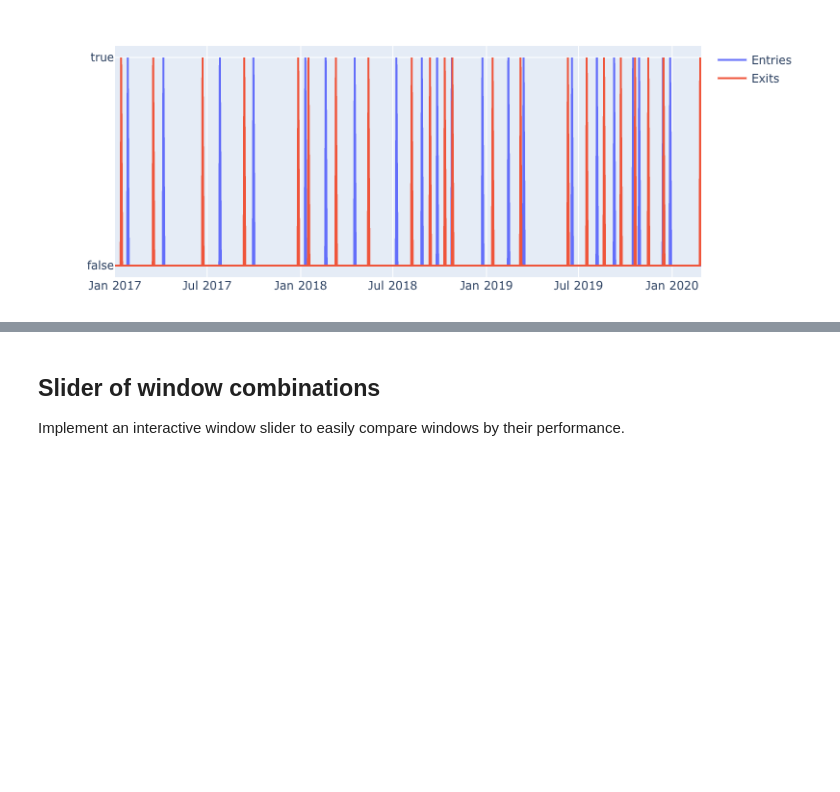
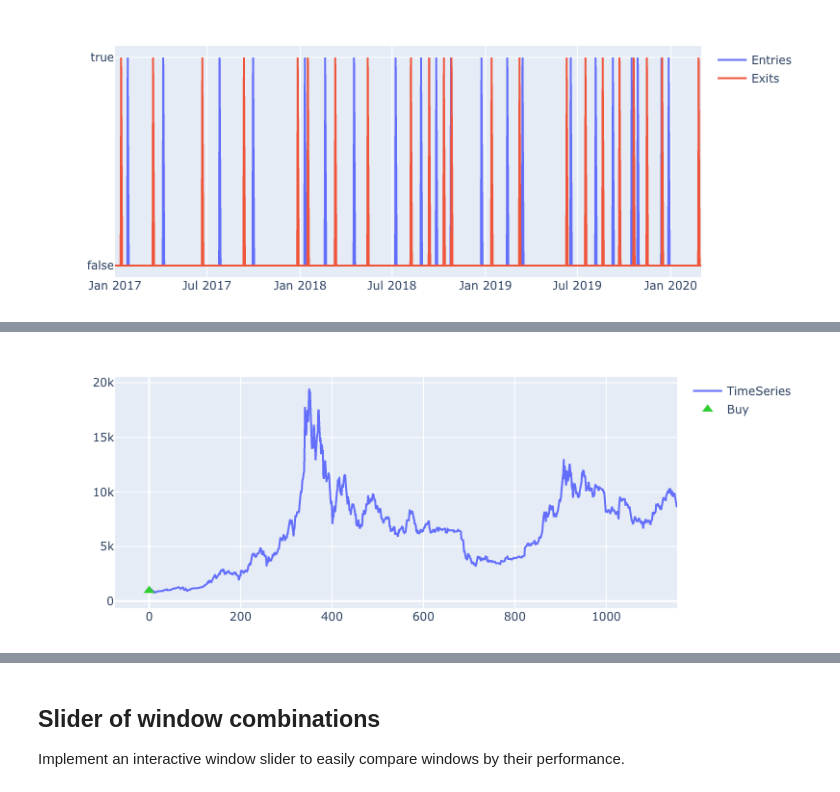
Before and after one commit to polakowo/vectorbt, a Jupyter notebook: examples/Bitcoin_DMAC.ipynb, the cells around one changed output, grey strips where cells are left out. Cells and saved outputs as stored; diff of their text form; code cells hidden in the pictures; blank space fills up the shorter version.

```diff
--- a/examples/Bitcoin_DMAC.ipynb
+++ b/examples/Bitcoin_DMAC.ipynb
@@ -129,10 +130,14 @@ portfolio = vbt.Portfolio(ohlcv.open, positions, investment=INVESTMENT, fees=FEE
 # %%
 # Now build portfolio for a "Hold" strategy
 # Here we buy once at the beginning and never sell
 hold_entries = vbt.Signals.falses(ohlcv.open.shape)
 hold_entries[0, :] = True
 hold_exits = vbt.Signals.falses(ohlcv.open.shape)
-hold_positions = vbt.Positions.from_signals(hold_entries, hold_exits)
-hold_portfolio = vbt.Portfolio(ohlcv.open, hold_positions, investment=INVESTMENT, fees=FEES, slippage=slippage)
+hold_portfolio = vbt.Portfolio.from_signals(
+    ohlcv.close, hold_entries, hold_exits, investment=INVESTMENT, commission=COMMISSION, slippage=slippage)
+
+hold_portfolio.trades.plot(ohlcv.open).show_png()
+# %% [output]
+[figure, added]
 # %%
 # Equity in dollars
```
Also changed, not shown: parts of 40 cells of this notebook, 12 other files.
